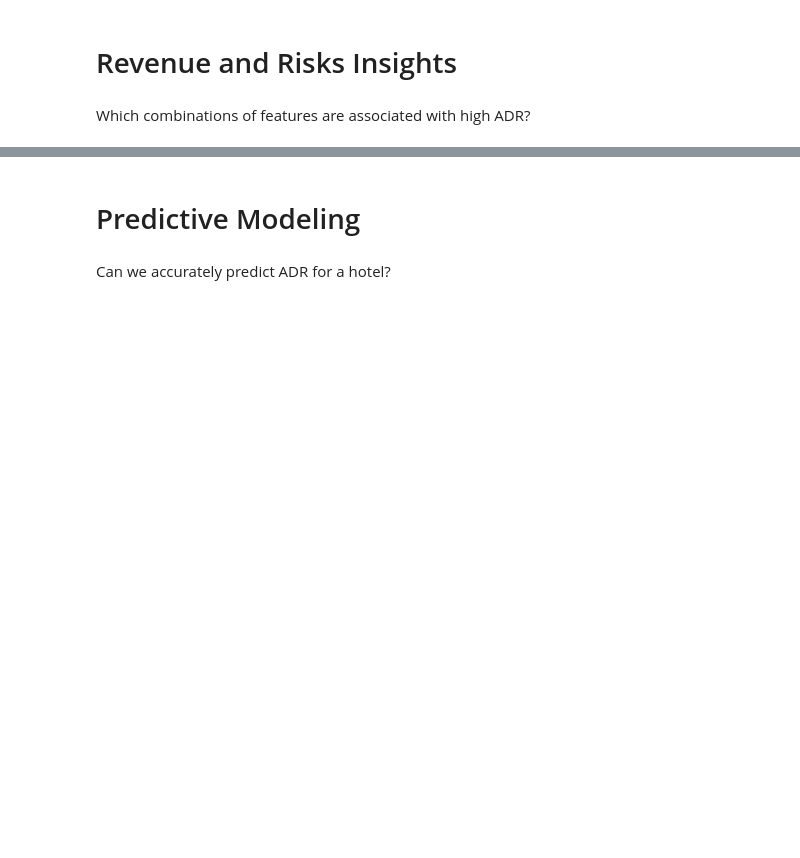
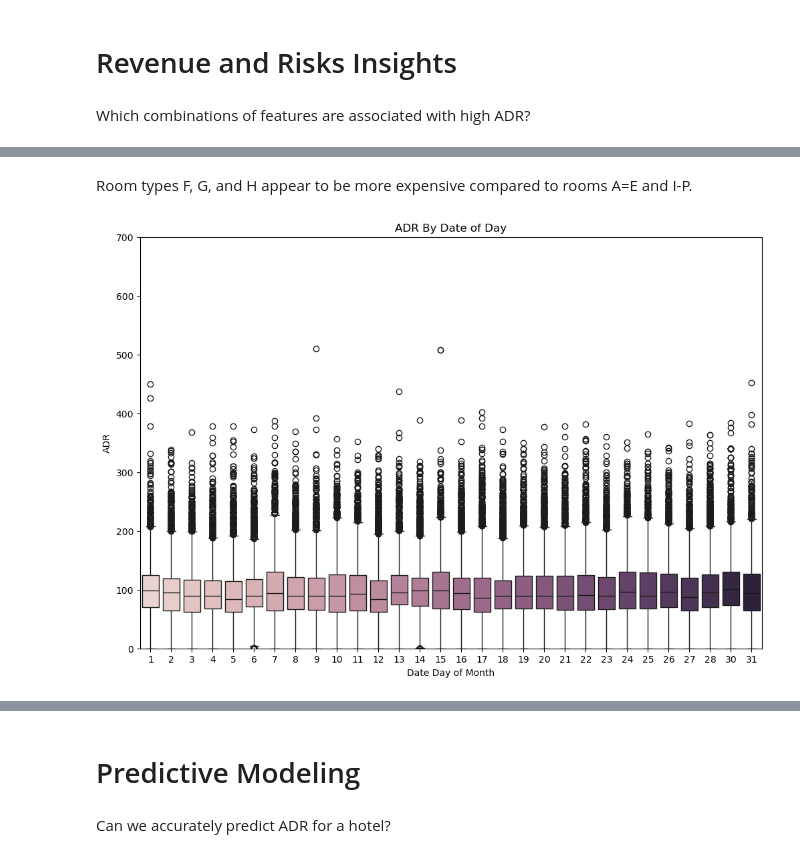
Before and after one commit to SMemic4/Hotels, a Jupyter notebook: notebooks/hotels.ipynb, the cells around one changed output, grey strips where cells are left out. Drawn from its saved outputs; the diff is of its cells as text; code cells hidden in the pictures; blank space fills up the shorter version.

```diff
--- a/notebooks/hotels.ipynb
+++ b/notebooks/hotels.ipynb
@@ -733,0 +744,13 @@ plt.show();
+# %% [markdown]
+Room types F, G, and H appear to be more expensive compared to rooms A=E and I-P.
+# %%
+plt.figure(figsize = (12,8))
+sns.boxplot(data = hotel_df, x = 'arrival_date_day_of_month', y = 'adr', hue = 'arrival_date_day_of_month', legend = False)
+plt.ylim((0,700))
+plt.ylabel(ylabel= 'ADR')
+plt.xlabel(xlabel = 'Date Day of Month')
+plt.title(label = 'ADR By Date of Day')
+plt.savefig(os.path.join(os.getcwd(), 'outputs', 'visuals', 'ADR_by_Arrival_Day_of_month'))
+plt.show();
+# %% [output]
+[figure, added]
```
Also changed, not shown: parts of 17 cells of this notebook.
